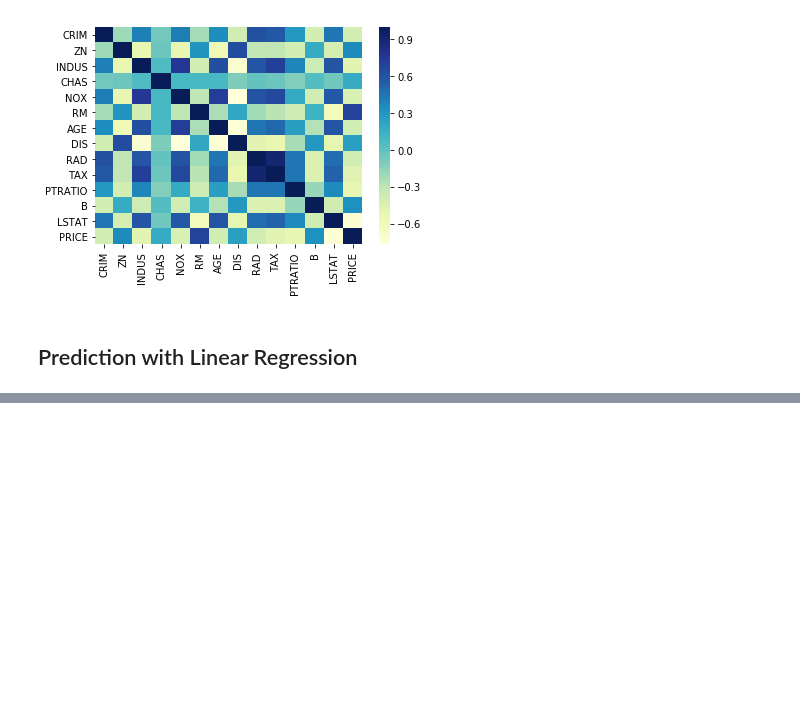
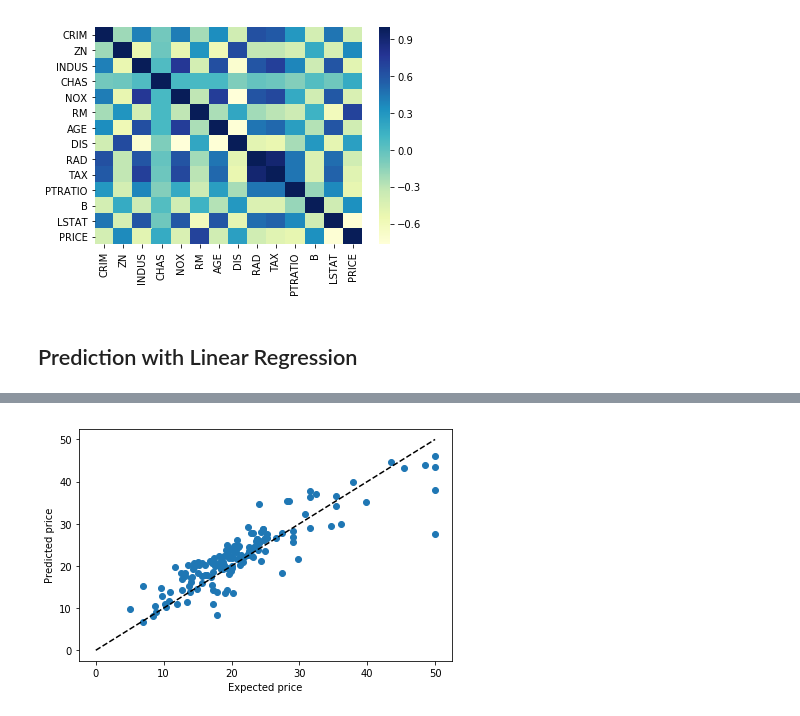
Before and after one commit to UCLAIS/Machine-Learning-Tutorials, a Jupyter notebook: notebooks/Session02-BostonHousePrice-Solution.ipynb, the cells around one changed output, grey strips where cells are left out. Drawn from its saved outputs; the diff is of its cells as text; code cells hidden in the pictures; blank space fills up the shorter version.

```diff
--- a/notebooks/Session02-BostonHousePrice-Solution.ipynb
+++ b/notebooks/Session02-BostonHousePrice-Solution.ipynb
@@ -239,0 +251,19 @@ plt.tight_layout()
+# %%
+from tensorflow import keras
+from tensorflow.keras.layers import add, Dense, Activation
+
+def neural_net():
+    model = keras.Sequential()
+    model.add(Dense(512, input_dim=BOSTON_DATA.data.shape[1]))
+    model.add(Activation('relu'))
+    model.add(Dense(256))
+    model.add(Activation('relu'))
+    model.add(Dense(128))
+    model.add(Activation('relu'))
+    model.add(Dense(64))
+    model.add(Activation('relu'))
+    model.add(Dense(1))
+    return model
+# %%
+model = neural_net()
+model.summary()
@@ -239,0 +288,7 @@ plt.tight_layout()
+# %%
+model.compile(loss='mse', optimizer='adam', metrics=['accuracy'])
+# %%
+history = model.fit(X_train, Y_train, epochs=100)
+
+loss, test_acc = model.evaluate(X_test, Y_test)
+print('Test Loss : {:.4f} | Test Accuracy : {}'.format(loss, test_acc))
@@ -239,0 +317,9 @@ plt.tight_layout()
+# %%
+prediction = model.predict(X_test)
+
+plt.scatter(expectation, prediction)
+plt.plot([0, 50], [0, 50], '--k')
+plt.xlabel('Expected price')
+plt.ylabel('Predicted price')
+plt.tight_layout()
+# %% [output]
@@ -239,0 +327 @@ plt.tight_layout()
+[figure, added]
```
Also changed, not shown: parts of 14 cells of this notebook.
